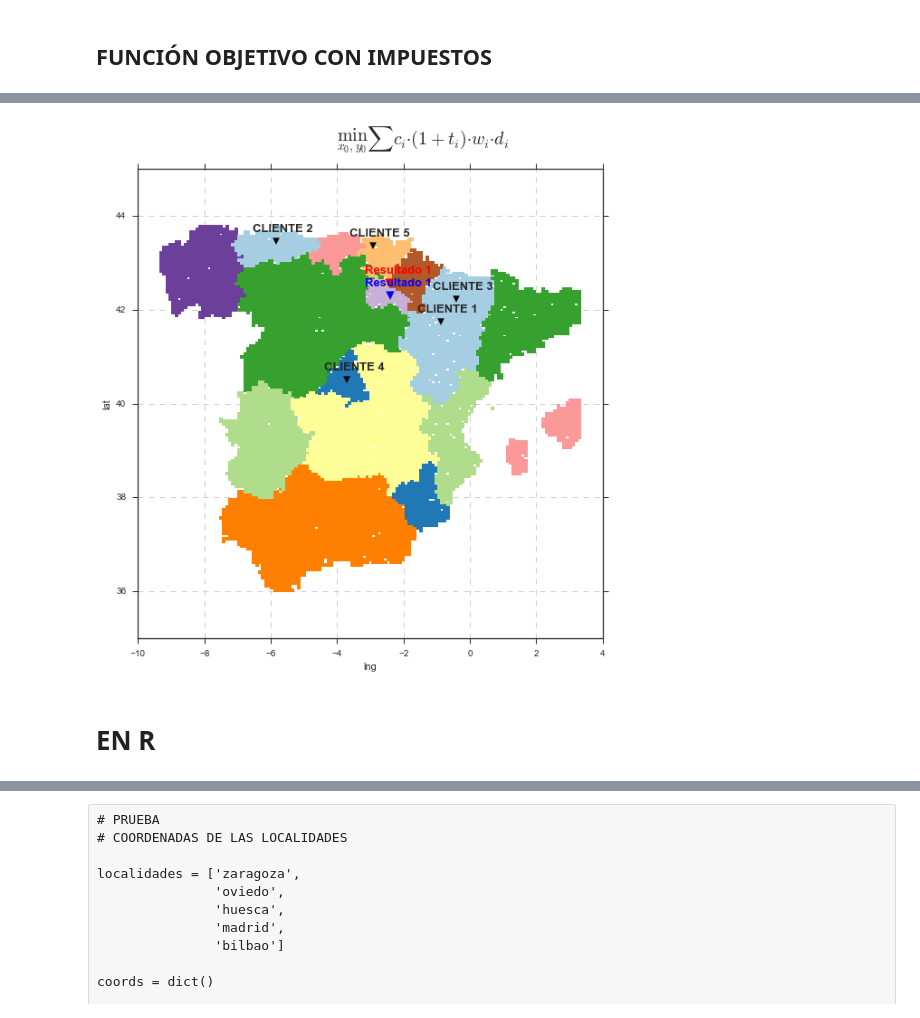
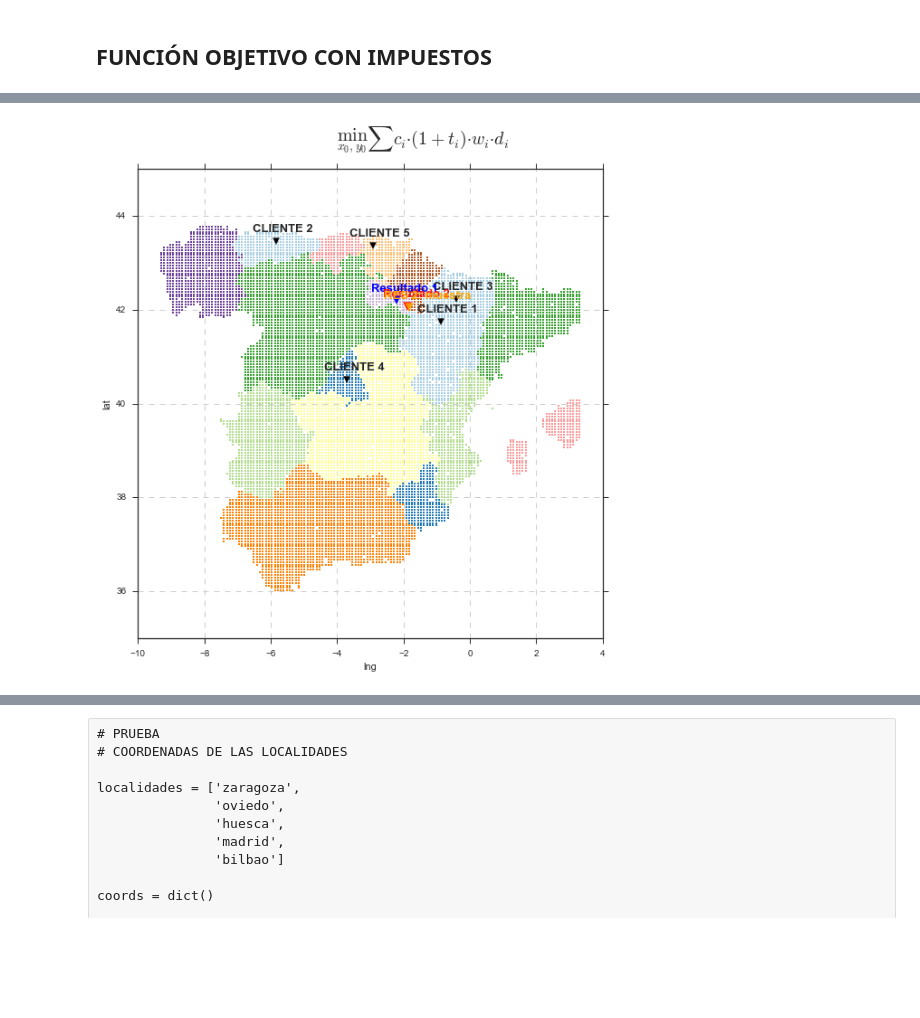
Before and after one commit to fagan2888/SIAD, a Jupyter notebook: Trabajo Grupo/mapa.ipynb, the cells around one changed output, grey strips where cells are left out. Cells and saved outputs as stored; diff of their text form; code cells hidden in the pictures; blank space fills up the shorter version.

```diff
--- a/Trabajo Grupo/mapa.ipynb
+++ b/Trabajo Grupo/mapa.ipynb
@@ -220,9 +242,9 @@ color = sns.color_palette("Paired", 17)
 n_color = list(map(int,'9  7 15 14 12 16 10  1  6  8 11 13  0  2  3  4  5'.split()))
 
 # TERRITORIO
-for i, region in enumerate(muestra_xys[muestra_xys.pais == 'ES'].ca.unique()):
+for i, region in enumerate(spain_xys[spain_xys.pais == 'ES'].ca.unique()):
     i = n_color[i]
-    muestra_xys[muestra_xys.ca == region].plot(kind='scatter',
+    spain_xys[spain_xys.ca == region].plot(kind='scatter',
                                                x='lng',
                                                y='lat',
                                                alpha=1,
@@ -230,7 +252,7 @@ for i, region in enumerate(muestra_xys[muestra_xys.pais == 'ES'].ca.unique()):
                                                color=color[i],
                                                marker='s',
                                                linewidths=.0,
-                                              # s=80,
+                                               s=5,
                                               )
 # CLIENTES
 for i, (y, x) in enumerate(zip(data_clientes.lat.values, data_clientes.lng.values)):
@@ -295,9 +317,6 @@ __DONDE:__
 - __$t_i$: Impuesto por unidad vendida.__
 
 __Variables de decisión (Coordenadas):__ $x_0, y_0$
-# %%
-ca_xys = pd.read_csv(fca, index_col=0)
-spain_xys = pd.read_csv('spain_xys.csv')
 # %%
 ca_xys.loc[:,'ti'] = np.random.uniform(size=len(ca_xys))
 # %%
@@ -394,3 +413,7 @@ opt[opt.fo2 == opt.fo2.min()]
+# %%
+res2_muestra = opt[opt.fo2 == opt.fo2.min()]
+# %%
+res2_muestra = res2_muestra[['lat', 'lng']].values.flatten()
 # %%
 # MAPA
 plt.figure(figsize=(8,8))
@@ -400,7 +423,7 @@ color = sns.color_palette("Paired", 17)
 
 n_color = list(map(int,'9  7 15 14 12 16 10  1  6  8 11 13  0  2  3  4  5'.split()))
 
-# TERRITORIO
+# PINTAR TERRITORIO
 for i, region in enumerate(muestra_xys[muestra_xys.pais == 'ES'].ca.unique()):
     i = n_color[i]
     muestra_xys[muestra_xys.ca == region].plot(kind='scatter',
@@ -410,8 +433,10 @@ for i, region in enumerate(muestra_xys[muestra_xys.pais == 'ES'].ca.unique()):
                                                ax=ax,
                                                color=color[i],
                                                marker='s',
+                                               s = 6,
                                                linewidths=.0)
-# CLIENTES
+# SITUAR CLIENTES
+
 for i, (y, x) in enumerate(zip(data_clientes.lat.values, data_clientes.lng.values)):
 
     plt.scatter(x,
@@ -427,6 +452,7 @@ for i, (y, x) in enumerate(zip(data_clientes.lat.values, data_clientes.lng.value
              fontsize=13)
 
 # RESULTADO 1
+
 res = res1
 plt.scatter(res[1],
             res[0]*1.0025,
@@ -440,34 +466,52 @@ plt.text(res[1] - 0.75,
          weight='bold',
          color='blue',
          fontsize=13)
+
 # RESULTADO 2
+
 res = res2
 
 plt.scatter(res[1],
             res[0]*1.0025,
             color='red',
             marker='v',
             s=80)
 
 plt.text(res[1] - 0.75,
          res[0] + 0.3,
-         'Resultado 1',
+         'Resultado 2',
          weight='bold',
          color='red',
+         alpha=.9,
          fontsize=13)
 
+# RESULTADO 2. MUESTRA
+
+res = res2_muestra
+
+plt.scatter(res[1],
+            res[0]*1.0025,
+            color='orange',
+            marker='v',
+            alpha = .9,
+            s=80)
+
+plt.text(res[1] - 0.75,
+         res[0] + 0.3,
+         'RES 2: muestra',
+         weight='bold',
+         color='orange',
+         fontsize=13)
 
 plt.text(-4,
          45.5,
          '$\min_{x_0,y_0}{\sum{c_i·(1 + t_i)·w_i·d_i}}$',
          weight='bold',
          fontsize=20)
 
 plt.xlim(-10,4)
 ax.grid(True, linestyle='--')
 
 plt.tight_layout()
 # %% [output]
-[figure, old version]
+[figure, new version]
-# %% [markdown]
-# EN R
```
Also changed, not shown: parts of 40 cells of this notebook.
